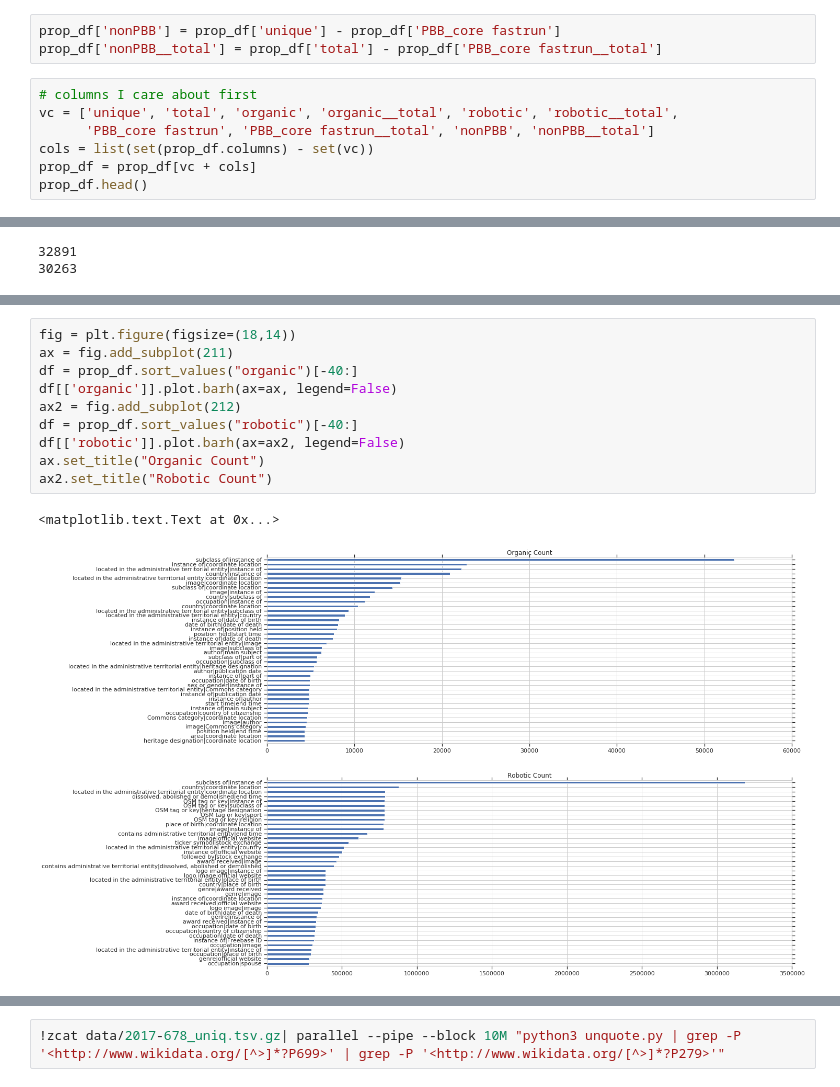
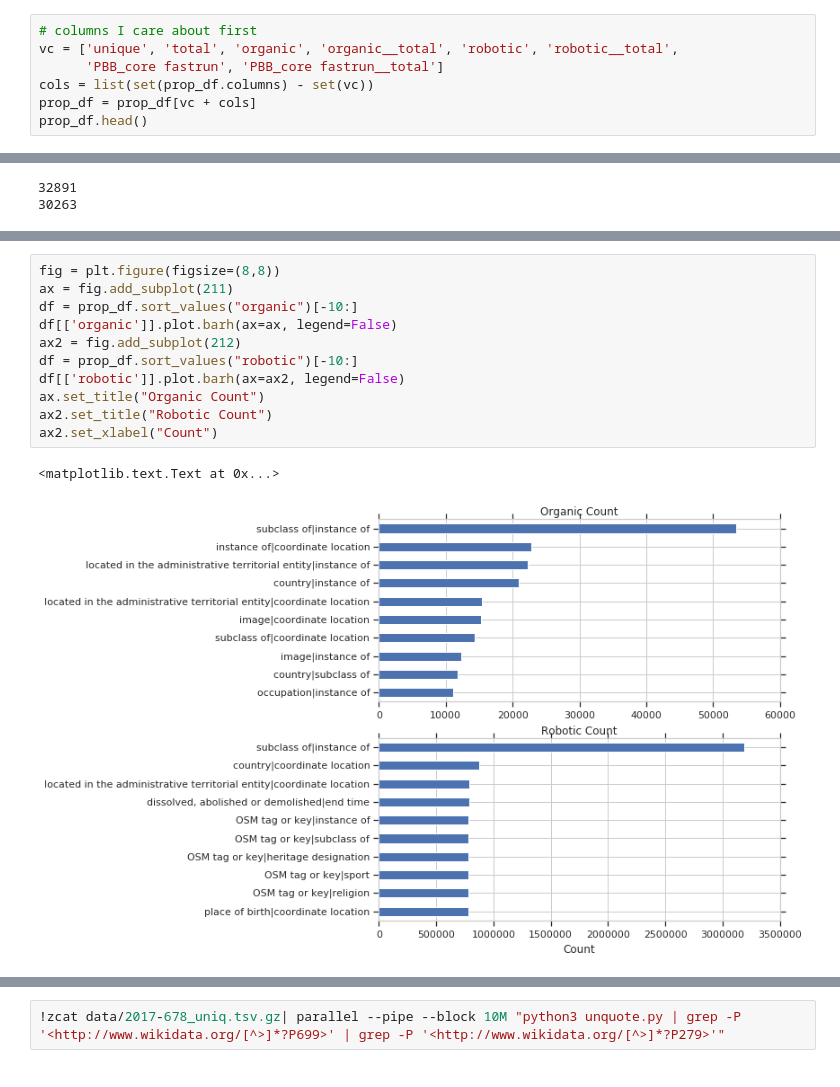
Before and after one commit to stuppie/wikidata-sparql-query-log-analysis, a Jupyter notebook: prop_2count.ipynb, the cells around one changed output, grey strips where cells are left out. Saved outputs shown, nothing was run; the diff lists cells and outputs as text.

```diff
--- a/prop_2count.ipynb
+++ b/prop_2count.ipynb
@@ -23,13 +31,10 @@ prop_df.head()
 | P1282|P1282 | 1176182 | 1940495 | 10 | 1176136 | 36 | 12 | 1940357 | ... |
 | P17|P625 | 888474 | 3230980 | 10385 | 877894 | 195 | 25783 | 3201524 | ... |
 5 rows × 108 columns
-# %%
-prop_df['nonPBB'] = prop_df['unique'] - prop_df['PBB_core fastrun']
-prop_df['nonPBB__total'] = prop_df['total'] - prop_df['PBB_core fastrun__total']
 # %%
 # columns I care about first
 vc = ['unique', 'total', 'organic', 'organic__total', 'robotic', 'robotic__total',
-      'PBB_core fastrun', 'PBB_core fastrun__total', 'nonPBB', 'nonPBB__total']
+      'PBB_core fastrun', 'PBB_core fastrun__total']
 cols = list(set(prop_df.columns) - set(vc))
 prop_df = prop_df[vc + cols]
 prop_df.head()
@@ -95,13 +93,14 @@ ax2.set_title("Unique Count")
 # %%
-fig = plt.figure(figsize=(18,14))
+fig = plt.figure(figsize=(8,8))
 ax = fig.add_subplot(211)
-df = prop_df.sort_values("organic")[-40:]
+df = prop_df.sort_values("organic")[-10:]
 df[['organic']].plot.barh(ax=ax, legend=False)
 ax2 = fig.add_subplot(212)
-df = prop_df.sort_values("robotic")[-40:]
+df = prop_df.sort_values("robotic")[-10:]
 df[['robotic']].plot.barh(ax=ax2, legend=False)
 ax.set_title("Organic Count")
 ax2.set_title("Robotic Count")
+ax2.set_xlabel("Count")
 # %% [output]
 <matplotlib.text.Text at 0x...>
-[figure, old version]
+[figure, new version]
```
Also changed, not shown: parts of 10 cells of this notebook, 1 other file.
